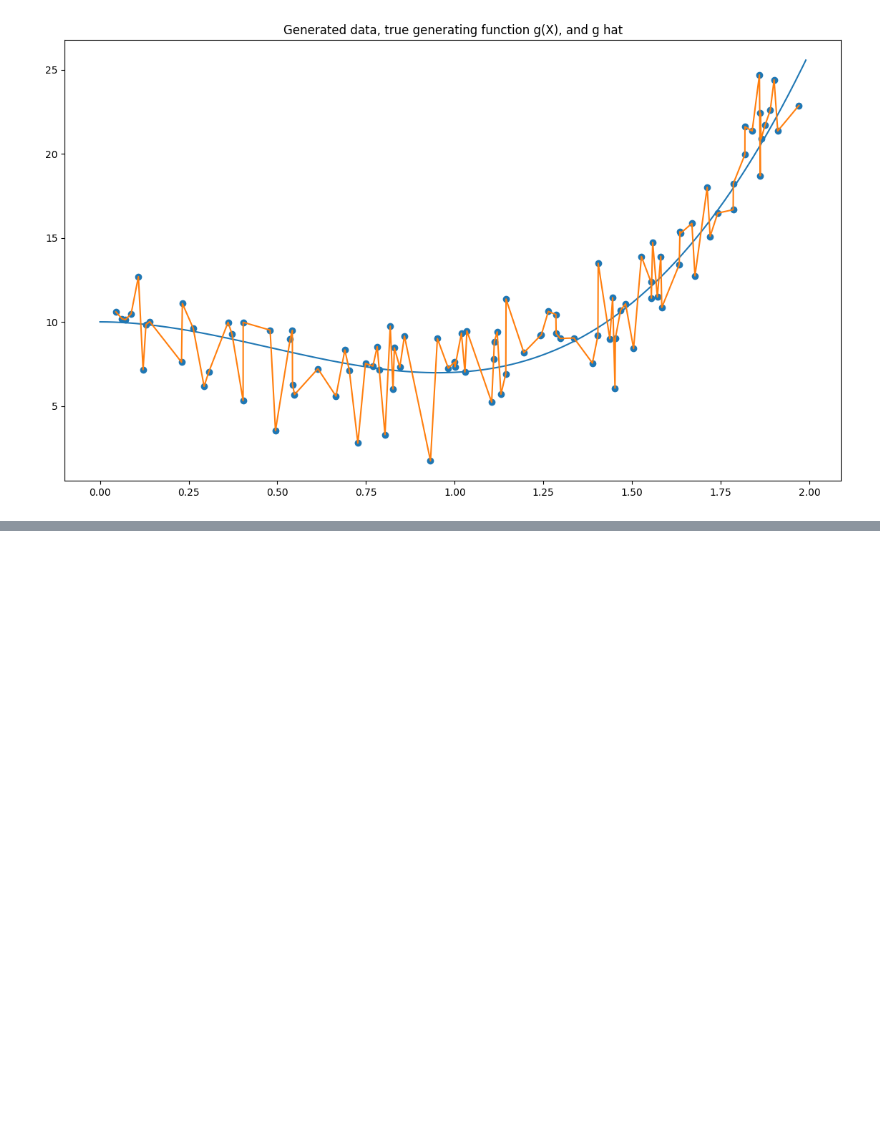
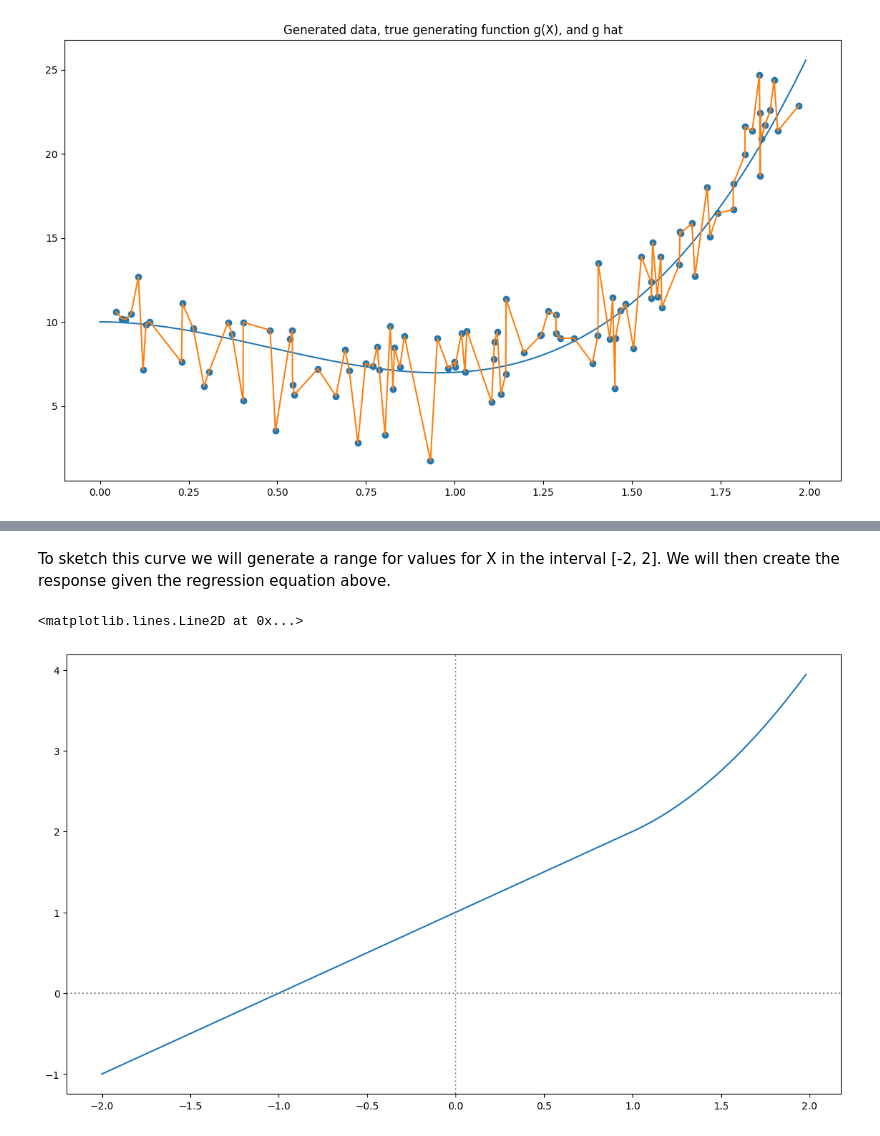
Before and after one commit to cainemerrick98/statistical_learning_problems, a Jupyter notebook: 6 moving beyond linearity/conceptual.ipynb, the cells around one changed output, grey strips where cells are left out. Cells and saved outputs as stored; diff of their text form; code cells hidden in the pictures; blank space fills up the shorter version.

```diff
--- a/6 moving beyond linearity/conceptual.ipynb
+++ b/6 moving beyond linearity/conceptual.ipynb
@@ -279,0 +288,14 @@ ax.plot(interpolate_x, interpolate_y)
+# %% [markdown]
+To sketch this curve we will generate a range for values for X in the interval [-2, 2]. We will then create the response given the regression equation above.
+# %%
+X = np.arange(-2, 2, 0.02)
+Y = 1 + (1*X) + ((X - 1)**2 * (X >= 1))
+# %%
+fig = plt.figure(figsize=(14, 8))
+ax = fig.add_subplot()
+ax.plot(X, Y)
+ax.axhline(ls=':', c='grey')
+ax.axvline(ls=':', c='grey')
+# %% [output]
+<matplotlib.lines.Line2D at 0x...>
+[figure, added]
```
Also changed, not shown: parts of 4 cells of this notebook, 1 other file.
